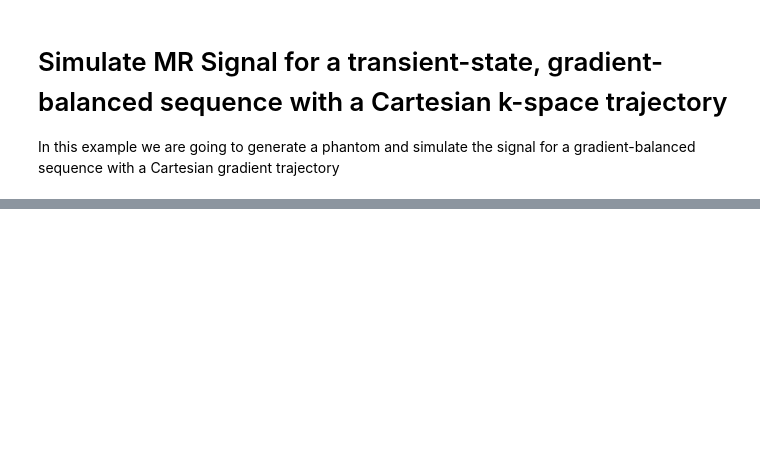
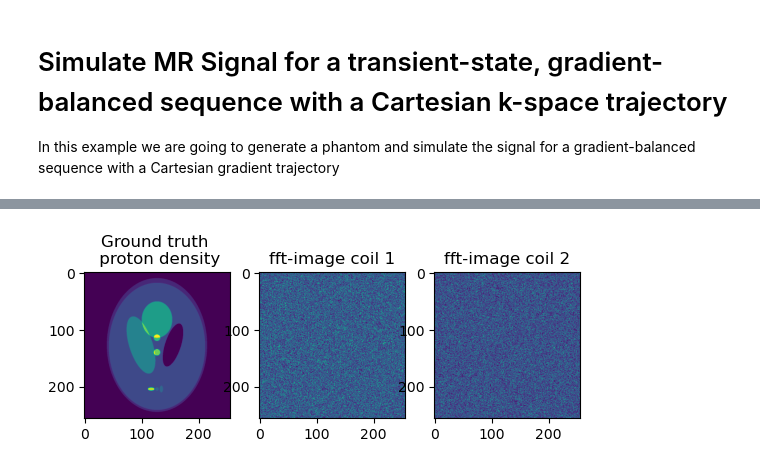
Before and after one commit to oscarvanderheide/2024_qmri_workshop, a Jupyter notebook: signal.ipynb, the cells around one changed output, grey strips where cells are left out. Saved outputs shown, nothing was run; the diff lists cells and outputs as text; code cells hidden in the pictures; blank space fills up the shorter version.

Commit message:
CairoMakie didn't work in Binder. Try PythonPlot again.

```diff
--- a/signal.ipynb
+++ b/signal.ipynb
@@ -105,28 +178,29 @@ CUDA.@time signal = simulate_signal(resource, sequence, parameters, trajectory,
 # %%
 # Let's look at fft images of the signals from the two different coils
 
 # Send the signal from GPU back to CPU
-signal = 100 * rand(256, 256, 2)
 signal = collect(signal)
 
 signal₁ = signal[:, :, 1]
 signal₂ = signal[:, :, 2]
 
 @. signal₁[2:2:end] *= -1 # correct for phase cycling
 @. signal₂[2:2:end] *= -1 # correct for phase cycling
 
 fft_image₁ = rot180(ifft(reshape(signal₁, N, N))) # rot180 instead of fftshifts
 fft_image₂ = rot180(ifft(reshape(signal₂, N, N))) # rot180 instead of fftshifts
 
-fig = Figure(resolution = (900, 300))  # Set the figure size
-ax1 = Axis(fig[1, 1], title = "Ground truth \n proton density")
-heatmap!(ax1, abs.(ρ))
+figure()
+subplot(1, 3, 1);
+imshow(abs.(ρ));
+title("Ground truth \n proton density");
+subplot(1, 3, 2);
+imshow(abs.(fft_image₁));
+title("fft-image coil 1");
+subplot(1, 3, 3);
+imshow(abs.(fft_image₂));
+title("fft-image coil 2");
 
-ax2 = Axis(fig[1, 2], title = "fft-image coil 1")
-heatmap!(ax2, abs.(fft_image₁))
-
-ax3 = Axis(fig[1, 3], title = "fft-image coil 2")
-heatmap!(ax3, abs.(fft_image₂))
-
-# Note the banding due to off-resonance effects
-fig
+display(gcf())
+# %% [output]
+[figure, added]
```
Also changed, not shown: parts of 8 cells of this notebook, 2 other files.
